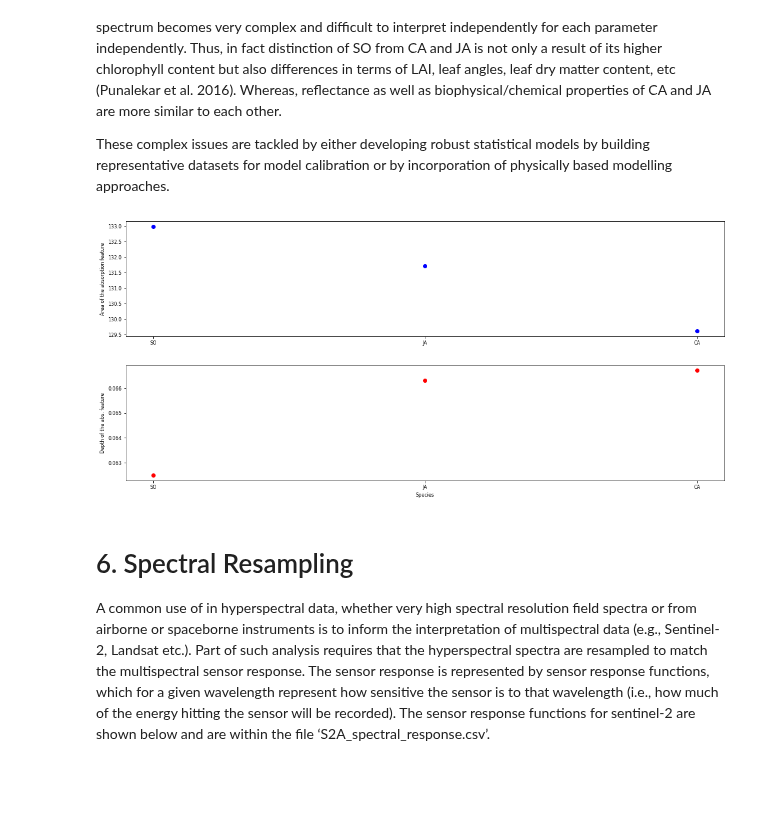
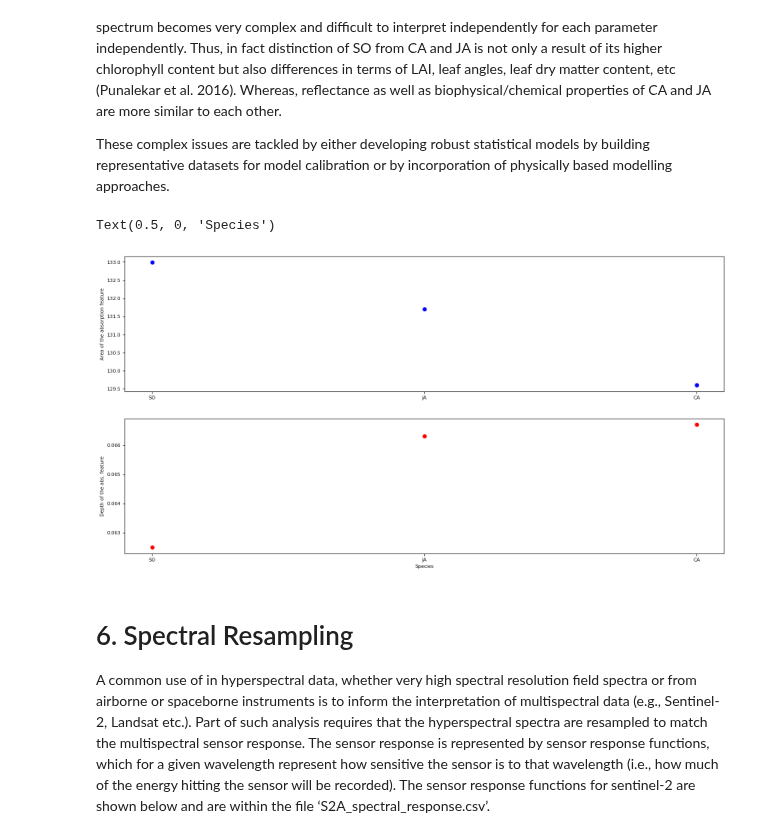
Before and after one commit to remotesensinginfo/rsgislib-tutorials, a Jupyter notebook: 07_hyperspectral/01_Introduction_Spectral_Analysis.ipynb, the cells around one changed output. Drawn from its saved outputs; the diff is of its cells as text; code cells hidden in the pictures; blank space fills up the shorter version.

```diff
--- a/07_hyperspectral/01_Introduction_Spectral_Analysis.ipynb
+++ b/07_hyperspectral/01_Introduction_Spectral_Analysis.ipynb
@@ -217,22 +211,19 @@ cont_rmv_results
 # %% [markdown]
 Within the output directory (‘prosail_chl_results’) you will have a number of output files. chl_results_tbl.csv has the table of output metrics and can be opened in a spreadsheet application (e.g., Excel). What you should be able to see in this data is that as the chlorophyll content increases the area of the absorption feature increases while the absolute depth of the absorption feature decreases. This is because as the amount chlorophyll increases the reflectance around 550 nm (green peak) decreases (Check the reflectance plot for range of chlorophyll content above). Hence, leaves with very high chlorophyll content generally appear dark. This results in feature becoming wider in shape but shallower. This is shown in the figure below:
 # %%
+%matplotlib inline
 # Create results plot
-plt.figure(1, figsize=(15, 8))
-plt.rcParams.update({"font.size": 8})
-plt.subplot(2, 1, 1)
-plt.scatter(cont_rmv_results["chl_content"].values, cont_rmv_results["area"].values)
-plt.ylabel("Area of the absorption feature")
-plt.xlabel("Chlorophyll Content (${\mu}g$ cm\N{SUPERSCRIPT TWO} of leaf)")
+fig, (ax1, ax2) = plt.subplots(2, 1, figsize=(15, 8))
 
-plt.subplot(2, 1, 2)
-plt.scatter(
+ax1.scatter(cont_rmv_results["chl_content"].values, cont_rmv_results["area"].values)
+ax1.set_ylabel("Area of the absorption feature")
+ax1.set_xlabel("Chlorophyll Content (${\mu}g$ cm\N{SUPERSCRIPT TWO} of leaf)")
+
+ax2.scatter(
     cont_rmv_results["chl_content"].values,
     cont_rmv_results["abs_depth"].values,
     color="r",
 )
-plt.ylabel("Depth of the abs. feature")
-plt.xlabel("Chlorophyll Content (${\mu}g$ cm\N{SUPERSCRIPT TWO} of leaf)")
-
-plt.subplots_adjust(hspace=0.25)  # increases the space between the two plots
+ax2.set_ylabel("Depth of the abs. feature")
+ax2.set_xlabel("Chlorophyll Content (${\mu}g$ cm\N{SUPERSCRIPT TWO} of leaf)")
 # %% [output]
@@ -471,23 +463,21 @@ Vegetation reflectance spectrum has a distinct shape as shown in the first figur
 
 These complex issues are tackled by either developing robust statistical models by building representative datasets for model calibration or by incorporation of physically based modelling approaches.
 # %%
-# Create results plot
-plt.figure(1, figsize=(18, 8))
-plt.rcParams.update({"font.size": 8})
-plt.subplot(2, 1, 1)
-plt.scatter(results_fenix["species"].values, results_fenix["area"].values, color="b")
-plt.ylabel("Area of the absorption feature")
+%matplotlib inline
 
-plt.subplot(2, 1, 2)
-plt.scatter(
+fig, (ax1, ax2) = plt.subplots(2, 1, figsize=(18, 9))
+
+ax1.scatter(results_fenix["species"].values, results_fenix["area"].values, color="b")
+ax1.set_ylabel("Area of the absorption feature")
+
+ax2.scatter(
     results_fenix["species"].values, results_fenix["abs_depth"].values, color="r"
 )
-plt.ylabel("Depth of the abs. feature")
-plt.xlabel("Species")
-
-plt.subplots_adjust(hspace=0.25)  # increases the space between the two plots
+ax2.set_ylabel("Depth of the abs. feature")
+ax2.set_xlabel("Species")
 # %% [output]
+Text(0.5, 0, 'Species')
-[figure, old version]
+[figure, new version]
 # %% [markdown]
 # 6. Spectral Resampling
 
```
Also changed, not shown: parts of 12 cells of this notebook, 1 other file.
